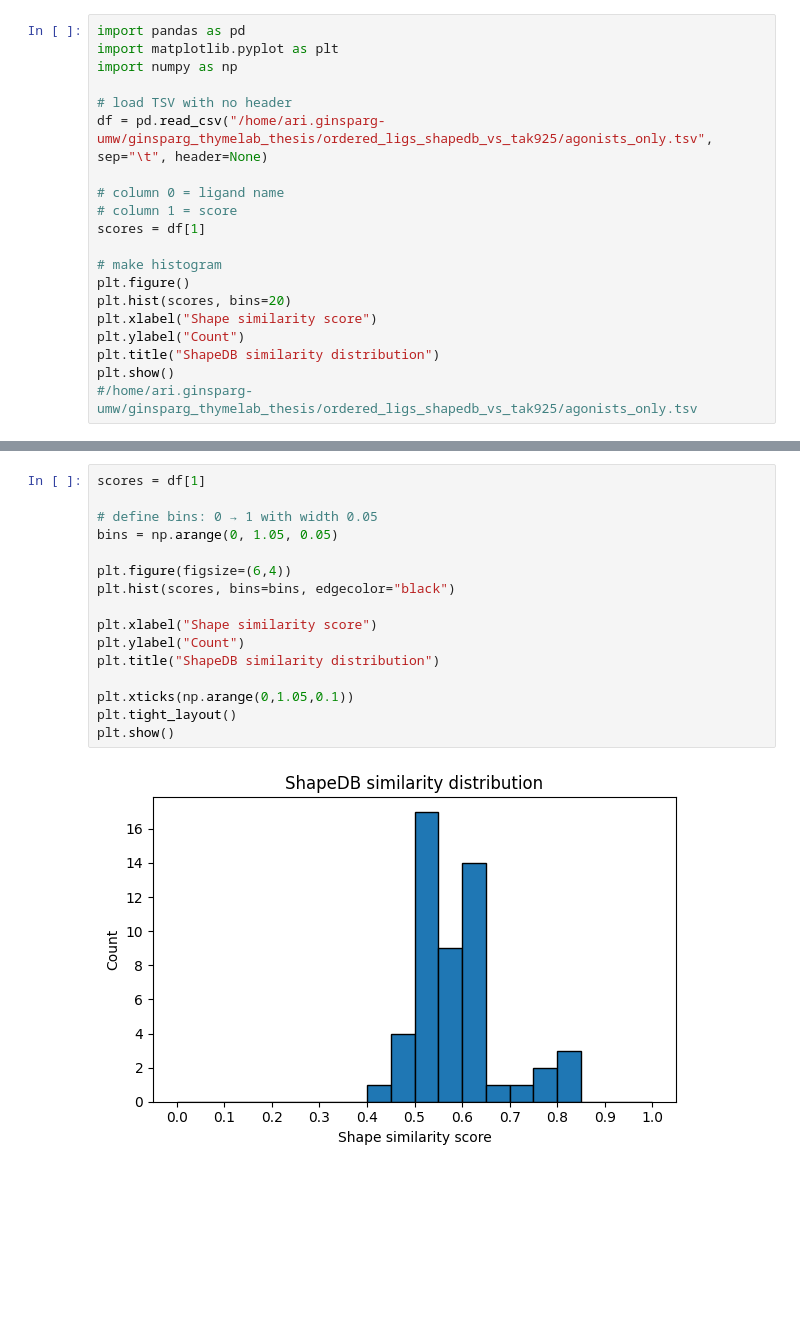
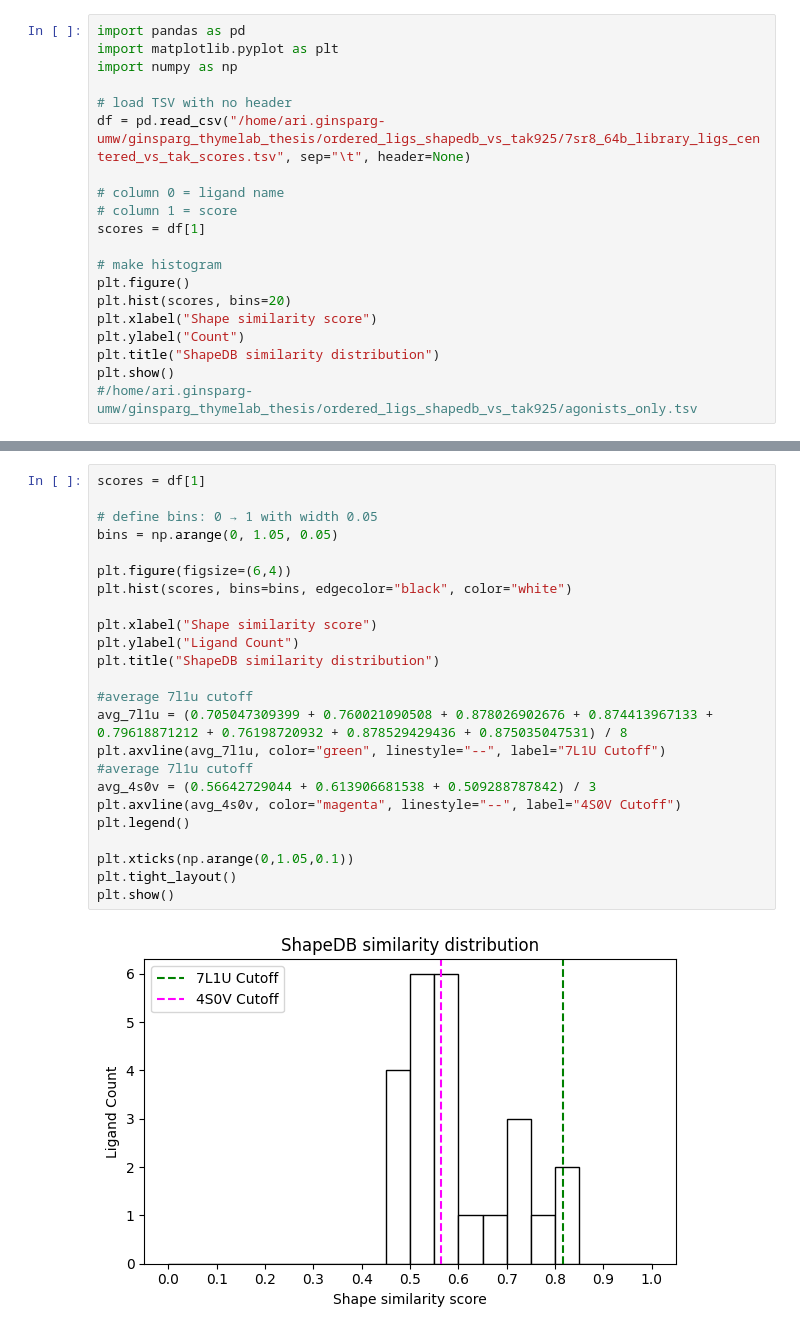
Before and after one commit to toadlover/ginsparg_thymelab_thesis, a Jupyter notebook: jupyter_notebooks/figure_making/shapedb_agonists_match_tak925.ipynb, the cells around one changed output, grey strips where cells are left out. Drawn from its saved outputs; the diff is of its cells as text; blank space fills up the shorter version.

```diff
--- a/jupyter_notebooks/figure_making/shapedb_agonists_match_tak925.ipynb
+++ b/jupyter_notebooks/figure_making/shapedb_agonists_match_tak925.ipynb
@@ -4,7 +4,7 @@ import matplotlib.pyplot as plt
 import numpy as np
 
 # load TSV with no header
-df = pd.read_csv("/home/ari.ginsparg-umw/ginsparg_thymelab_thesis/ordered_ligs_shapedb_vs_tak925/agonists_only.tsv", sep="\t", header=None)
+df = pd.read_csv("/home/ari.ginsparg-umw/ginsparg_thymelab_thesis/ordered_ligs_shapedb_vs_tak925/7sr8_64b_library_ligs_centered_vs_tak_scores.tsv", sep="\t", header=None)
 
 # column 0 = ligand name
 # column 1 = score
@@ -42,18 +42,26 @@ plt.show()
 # %%
 scores = df[1]
 
 # define bins: 0 → 1 with width 0.05
 bins = np.arange(0, 1.05, 0.05)
 
 plt.figure(figsize=(6,4))
-plt.hist(scores, bins=bins, edgecolor="black")
+plt.hist(scores, bins=bins, edgecolor="black", color="white")
 
 plt.xlabel("Shape similarity score")
-plt.ylabel("Count")
+plt.ylabel("Ligand Count")
 plt.title("ShapeDB similarity distribution")
+
+#average 7l1u cutoff
+avg_7l1u = (0.705047309399 + 0.760021090508 + 0.878026902676 + 0.874413967133 + 0.79618871212 + 0.76198720932 + 0.878529429436 + 0.875035047531) / 8
+plt.axvline(avg_7l1u, color="green", linestyle="--", label="7L1U Cutoff")
+#average 7l1u cutoff
+avg_4s0v = (0.56642729044 + 0.613906681538 + 0.509288787842) / 3
+plt.axvline(avg_4s0v, color="magenta", linestyle="--", label="4S0V Cutoff")
+plt.legend()
 
 plt.xticks(np.arange(0,1.05,0.1))
 plt.tight_layout()
 plt.show()
 # %% [output]
-[figure, old version]
+[figure, new version]
```
Also changed, not shown: parts of 3 cells of this notebook, 12 other files.
